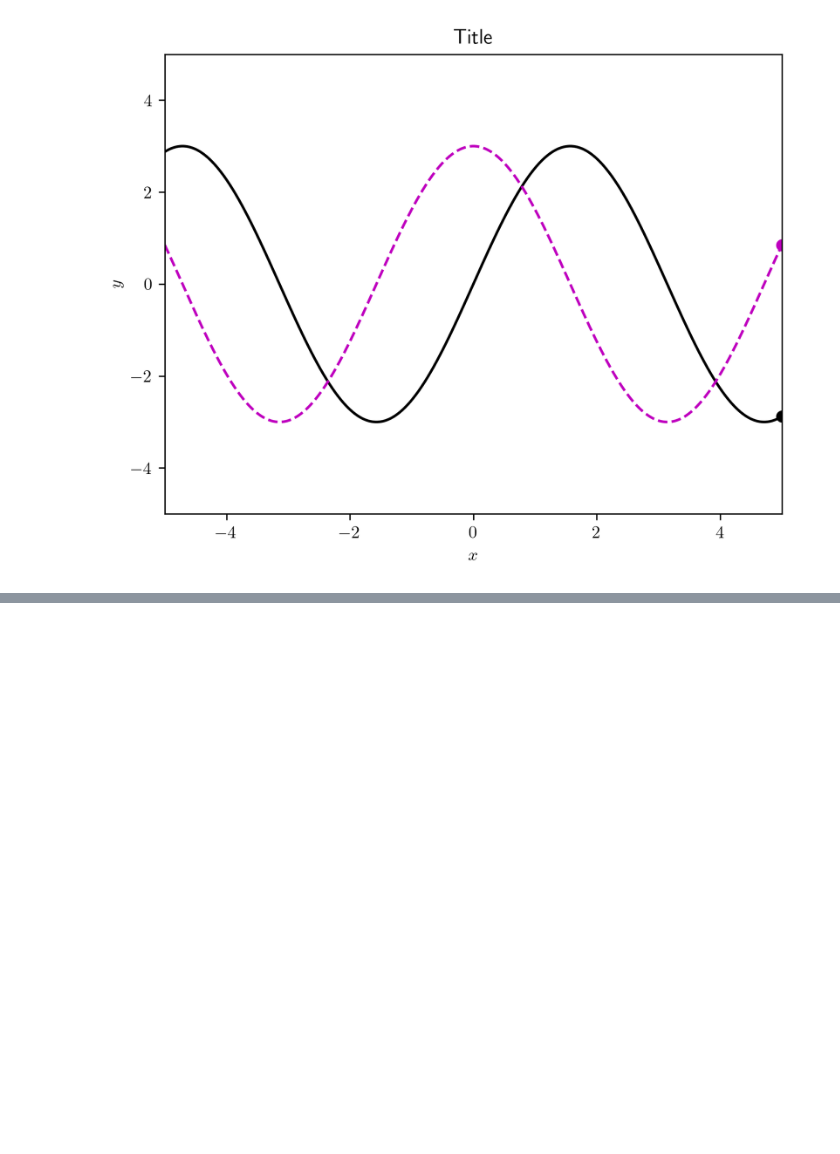
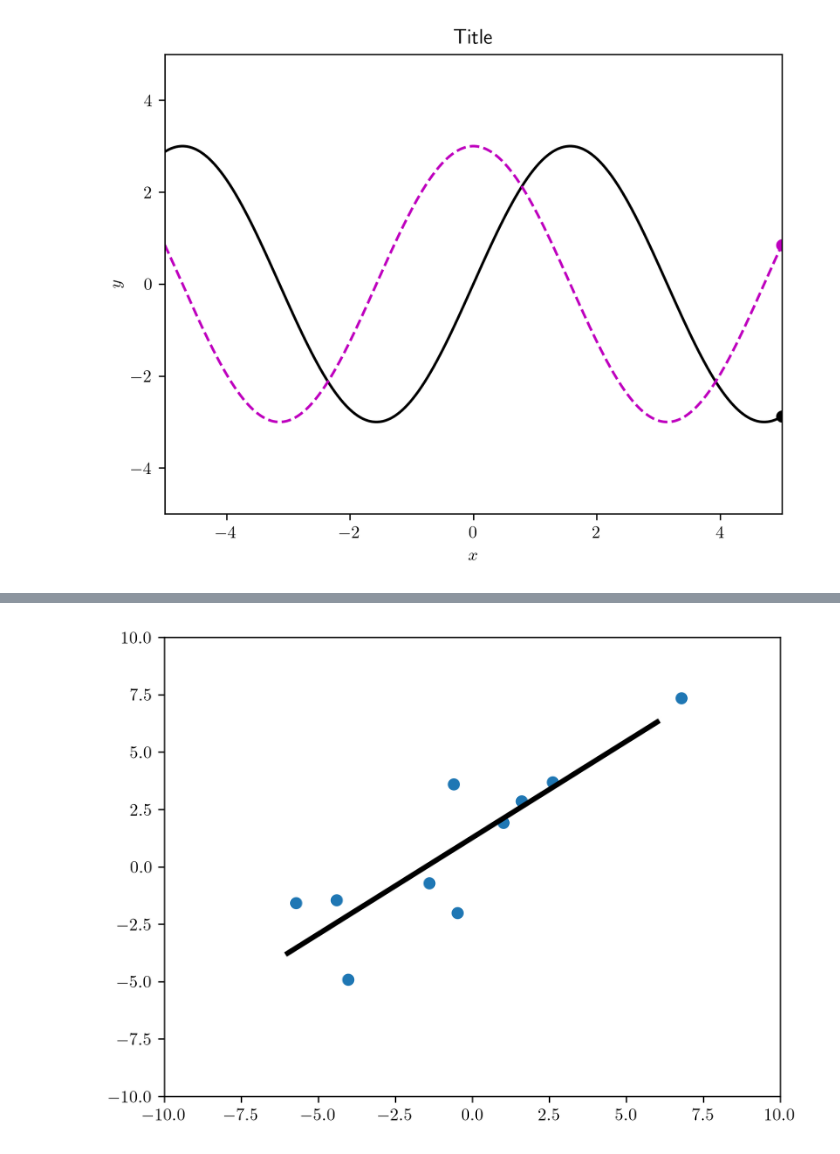
Before and after one commit to cpp-review-dune/python-pde, a Jupyter notebook: pde-book/pyanimation.ipynb, the cells around one changed output, grey strips where cells are left out. Cells and saved outputs as stored; diff of their text form; code cells hidden in the pictures; blank space fills up the shorter version.

```diff
--- a/pde-book/pyanimation.ipynb
+++ b/pde-book/pyanimation.ipynb
@@ -60,0 +94,43 @@ with writer.saving(fig=fig, outfile="sinWave2.mp4", dpi=300):
+# %%
+fig = plt.figure()
+plt.xlim(-10, 10)
+plt.ylim(-10, 10)
+
+(lPnt,) = plt.plot([], [], "o")
+(l,) = plt.plot([], [], "k-", linewidth=3)
+
+xLineList = []
+yLineList = []
+
+xPntList = []
+yPntList = []
+
+# We generate each plot sequentially here
+with writer.saving(fig=fig, outfile="fitPlot.mp4", dpi=300):
+    # First show the data points
+    for xval, yval in zip(x, y):
+        xPntList.append(xval)
+        yPntList.append(yval)
+
+        lPnt.set_data(xPntList, yPntList)
+        l.set_data(xLineList, yLineList)
+
+        # Double up the frames to slow things down a bit here.
+        writer.grab_frame()
+        writer.grab_frame()
+
+    # Add the line fit
+    for xval, yval in zip(xline, yline):
+        xLineList.append(xval)
+        yLineList.append(yval)
+
+        lPnt.set_data(xPntList, yPntList)
+        l.set_data(xLineList, yLineList)
+
+        writer.grab_frame()
+
+    # We pad at the end to create some "pauseing space"
+    for ii in range(30):
+        writer.grab_frame()
+# %% [output]
+[figure, added]
```
Also changed, not shown: parts of 13 cells of this notebook, 10 other files.
